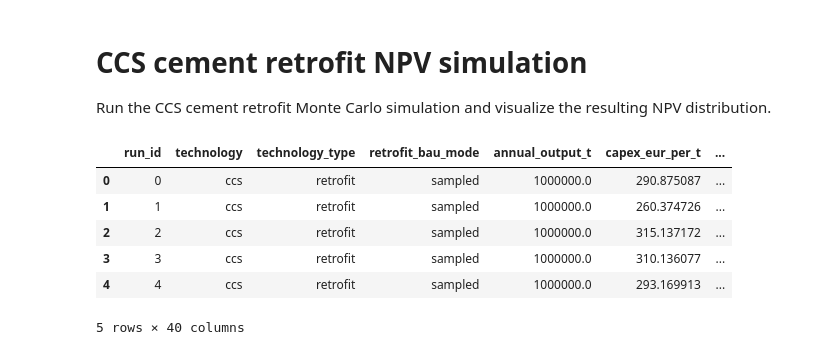
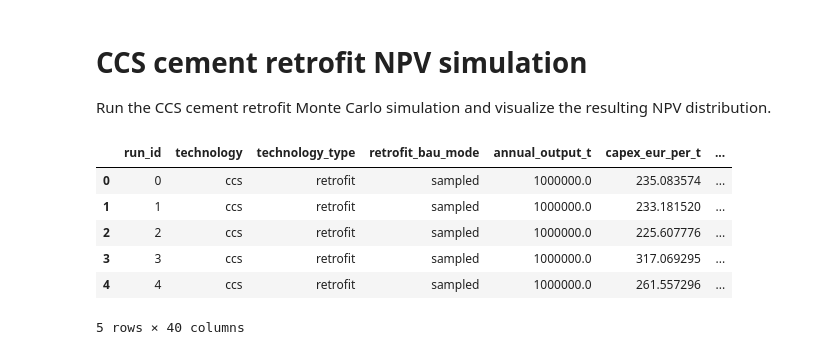
Before and after one commit to Finnzn/Master-Thesis, a Jupyter notebook: notebooks/cement/plot_ccs_npv.ipynb, the cells around one changed output. Cells and saved outputs as stored; diff of their text form; code cells hidden in the pictures.

```diff
--- a/notebooks/cement/plot_ccs_npv.ipynb
+++ b/notebooks/cement/plot_ccs_npv.ipynb
@@ -27,26 +27,25 @@ from cement.cement_npv_monte_carlo import (
 # %%
 TECHNOLOGY = 'ccs'
 SAMPLE_SIZE = DEFAULT_SAMPLE_SIZE
 RANDOM_SEED = DEFAULT_RANDOM_SEED
 RETROFIT_BAU_MODE = DEFAULT_RETROFIT_BAU_MODE
 
-rng = np.random.default_rng(RANDOM_SEED)
-simulation = simulate_cement_technology_npv(
-    technology=TECHNOLOGY,
-    size=SAMPLE_SIZE,
-    rng=rng,
+results_by_technology = simulate_cement_results(
+    sample_size=SAMPLE_SIZE,
+    random_seed=RANDOM_SEED,
+    technologies=(TECHNOLOGY,),
     retrofit_bau_mode=RETROFIT_BAU_MODE,
 )
+simulation = results_by_technology[TECHNOLOGY]
 results = pd.DataFrame(simulation)
-
 results.head()
 # %% [output]
 |  | run_id | technology | technology_type | retrofit_bau_mode | annual_output_t | capex_eur_per_t | ... |
-| 0 | 0 | ccs | retrofit | sampled | 1000000.0 | 290.875087 | ... |
-| 1 | 1 | ccs | retrofit | sampled | 1000000.0 | 260.374726 | ... |
-| 2 | 2 | ccs | retrofit | sampled | 1000000.0 | 315.137172 | ... |
-| 3 | 3 | ccs | retrofit | sampled | 1000000.0 | 310.136077 | ... |
-| 4 | 4 | ccs | retrofit | sampled | 1000000.0 | 293.169913 | ... |
+| 0 | 0 | ccs | retrofit | sampled | 1000000.0 | 235.083574 | ... |
+| 1 | 1 | ccs | retrofit | sampled | 1000000.0 | 233.181520 | ... |
+| 2 | 2 | ccs | retrofit | sampled | 1000000.0 | 225.607776 | ... |
+| 3 | 3 | ccs | retrofit | sampled | 1000000.0 | 317.069295 | ... |
+| 4 | 4 | ccs | retrofit | sampled | 1000000.0 | 261.557296 | ... |
 5 rows × 40 columns
 # %%
 npv_million_eur = results["npv_eur"] / 1_000_000
```
Also changed, not shown: parts of 6 cells of this notebook, 19 other files.
